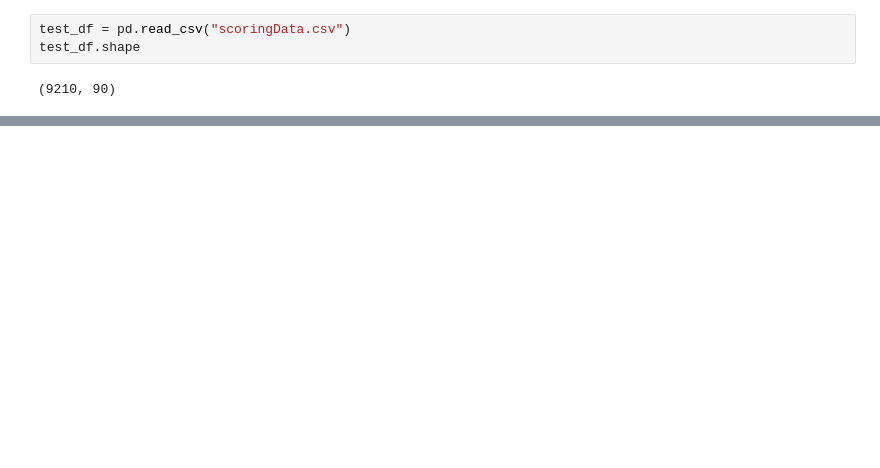
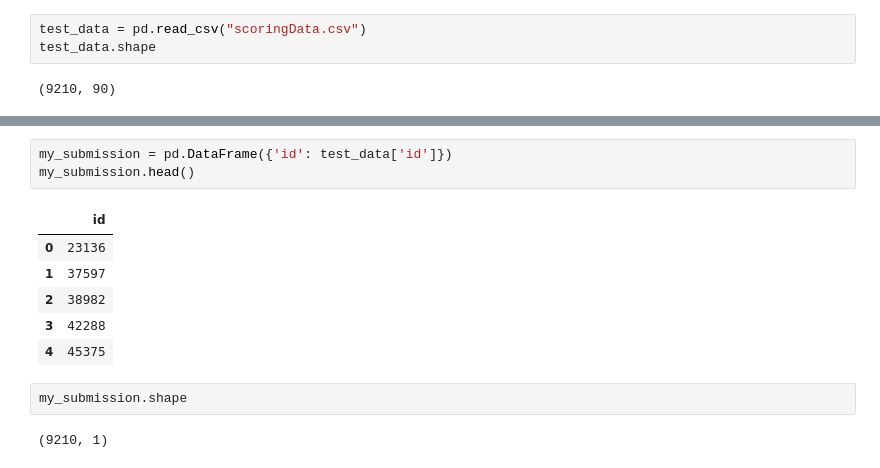
Before and after one commit to shreayan98c/Rental-Price, a Jupyter notebook: prediction.ipynb, the cells around one changed output, grey strips where cells are left out. Saved outputs shown, nothing was run; the diff lists cells and outputs as text; blank space fills up the shorter version.

Commit message:
Data wrangling

```diff
--- a/prediction.ipynb
+++ b/prediction.ipynb
@@ -17,8 +17,8 @@ train_df.shape
 # %% [output]
 (36839, 91)
 # %%
-test_df = pd.read_csv("scoringData.csv")
-test_df.shape
+test_data = pd.read_csv("scoringData.csv")
+test_data.shape
 # %% [output]
 (9210, 90)
 # %%
@@ -40,5 +40,19 @@ test_df.head()
 | 2 | 38982 | <MAISON DES SIRENES1, bohemian ap... | NaN | I am the lucky owner of an amazin... | I am the lucky owner of an amazin... | NaN | I am required by New York city an... | KIngston Throop with the C train ... | Entire apartment and private terr... | ... |
 | 3 | 42288 | <front room/double bed> | for couples or friends who are ok... | _________________________________... | for couples or friends who are ok... | Just about everything you will ev... | I am a chill, and drama free crea... | buses and subway 24 hrs within 60... | bedroom, bathroom, kitchen, fridg... | ... |
 | 4 | 45375 | <Lovely room 2 & garden; Best are... | Lovely room, gorgeous garden, hel... | Welcome to an historic and stunni... | Lovely room, gorgeous garden, hel... | Neighborhood is wonderful, a grea... | Come and go as you wish. Try to b... | 3 different subway lines, just 3 ... | Main floor is my office and work ... | ... |
+# %%
+my_submission = pd.DataFrame({'id': test_data['id']})
+my_submission.head()
+# %% [output]
+|  | id |
+| 0 | 23136 |
+| 1 | 37597 |
+| 2 | 38982 |
+| 3 | 42288 |
+| 4 | 45375 |
+# %%
+my_submission.shape
+# %% [output]
+(9210, 1)
 # %%
 # Viewing the column headings
```
Also changed, not shown: parts of 11 cells of this notebook.
